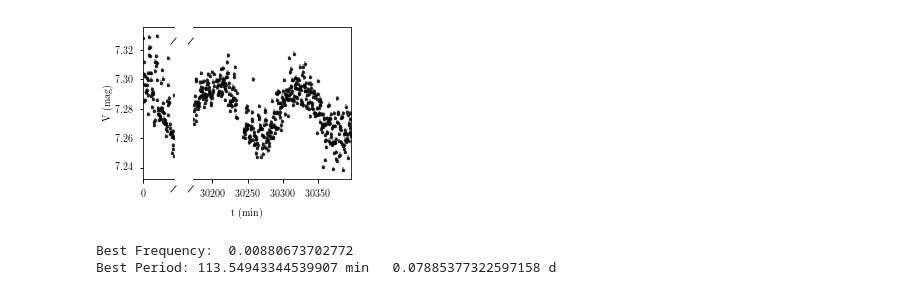
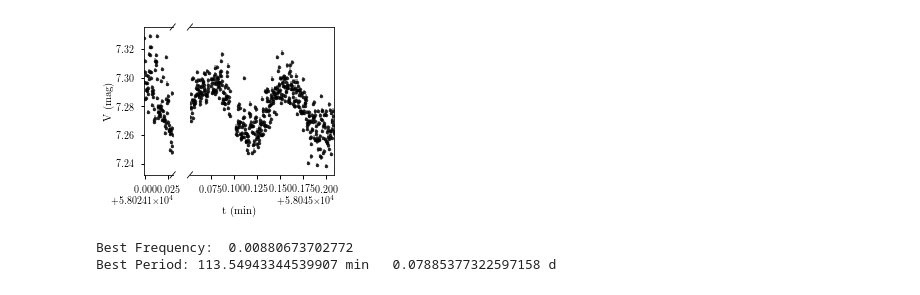
Before and after one commit to mileslucas/astro344l, a Jupyter notebook: project/src/project.ipynb, the cells around one changed output. Cells and saved outputs as stored; diff of their text form; code cells hidden in the pictures.

```diff
--- a/project/src/project.ipynb
+++ b/project/src/project.ipynb
@@ -28,11 +29,15 @@ data_927 = pd.read_excel('../data/0927_measurements.xlsx')
 filebase_927 = '../data/science/0927/processed/'
 obs_927 = [fits.getheader(filebase_927 + row['Label'])['DATE-OBS'] for index, row in data_927.iterrows()]
 data_927['DATE-OBS'] = obs_927
+t = Time(obs_927, format='isot', scale='utc')
+data_927['MJD'] = t.mjd
 
 data_1018 = pd.read_excel('../data/1018_measurements.xlsx')
 filebase_1018 = '../data/science/1018/processed/'
 obs_1018 = [fits.getheader(filebase_1018 + row['Label'])['DATE-OBS'] for index, row in data_1018.iterrows()]
 data_1018['DATE-OBS'] = obs_1018
+t = Time(obs_1018, format='isot', scale='utc')
+data_1018['MJD'] = t.mjd
 # %%
 full_data = data_927.append(data_1018, ignore_index=True)
 fmt = '%Y-%m-%dT%H:%M:%S.%f'
@@ -45,19 +50,18 @@ t, mags, err = full_data[['Time Since', 'Source_AMag_T1', 'Source_AMag_Err_T1']]
 # %%
 from brokenaxes import brokenaxes
 
-d1_max = max(full_data['Time Since'][full_data['Time Since'] < 100])
-d2_min = min(full_data['Time Since'][full_data['Time Since'] > 100])
+d1_max = max(full_data['MJD'][full_data['MJD'] < 58031])
+d2_min = min(full_data['MJD'][full_data['MJD'] > 58031])
 
-bax = brokenaxes(xlims=((min(t), d1_max),(d2_min, max(t))), wspace=0.2,despine=False)
-bax.errorbar(t, mags, yerr=err, alpha=0.8, fmt='.', c='k', ecolor='gray')
+bax = brokenaxes(xlims=((min(full_data['MJD']), d1_max),(d2_min, max(full_data['MJD']))), wspace=0.2,despine=False)
+bax.errorbar(full_data['MJD'], mags, yerr=err, alpha=0.8, fmt='.', c='k', ecolor='gray')
 bax.set_xlabel('t (min)')
 bax.set_ylabel('V (mag)')
 
-plt.tight_layout()
 bax.fig.set_size_inches(width, height)
 bax.fig.savefig('../docs/project/figs/rawmags.pdf')
 # %% [output]
-[figure, old version]
+[figure, new version]
 # %%
 # frequency = np.linspace(1./100, 1./130, 100)
 LS = LombScargle(t, mags, dy=err, nterms=1)
```
Also changed, not shown: parts of 1 cell of this notebook, 1 other file.
